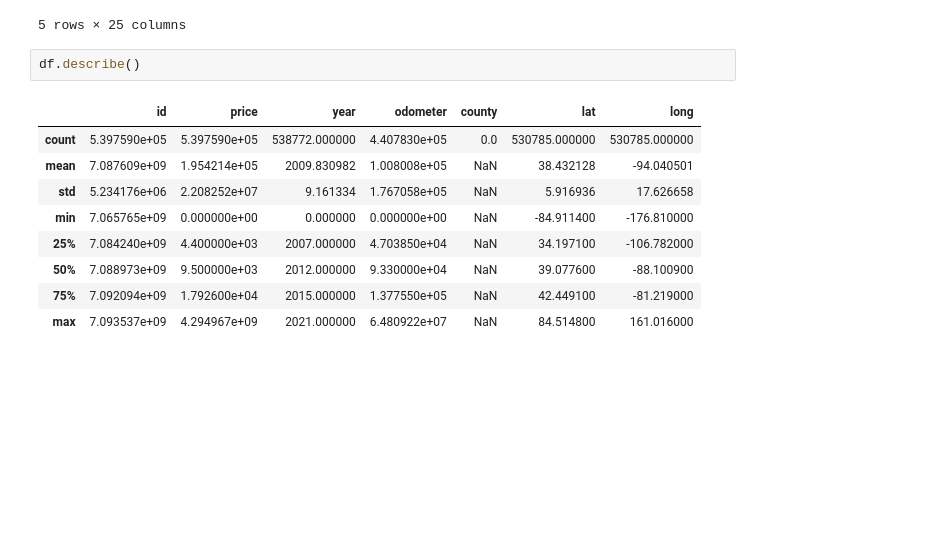
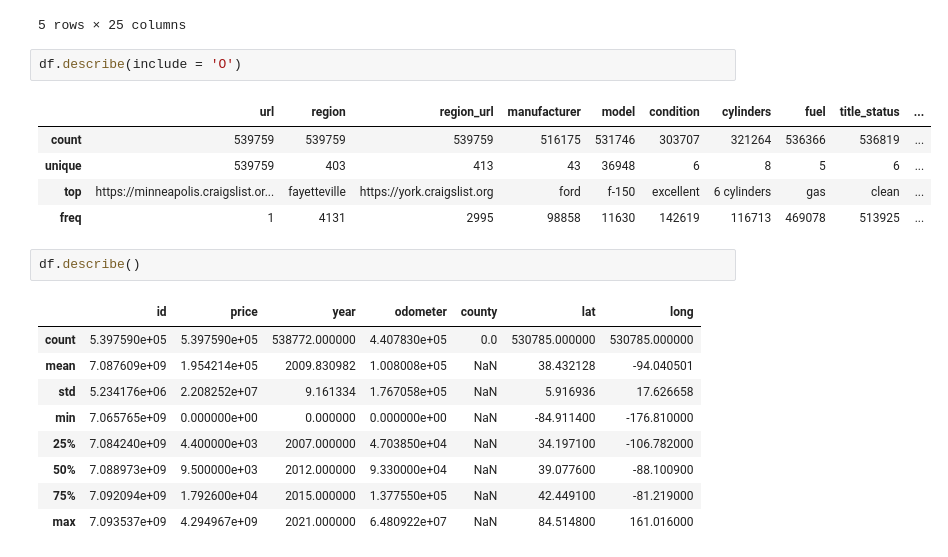
Before and after one commit to ioannismesionis/used-vehicles-prices-craigslist, a Jupyter notebook: initial_notebook.ipynb, the cells around one changed output. Saved outputs shown, nothing was run; the diff lists cells and outputs as text; blank space fills up the shorter version.

```diff
--- a/initial_notebook.ipynb
+++ b/initial_notebook.ipynb
@@ -88,6 +90,14 @@ df.head()
 | 3 | 7088743681 | https://greensboro.craigslist.org... | greensboro | https://greensboro.craigslist.org | 3995 | 2004.0 | honda | element | NaN | NaN | ... |
 | 4 | 7074612539 | https://lincoln.craigslist.org/ct... | lincoln | https://lincoln.craigslist.org | 41988 | 2016.0 | chevrolet | silverado k2500hd | NaN | NaN | ... |
 5 rows × 25 columns
+# %%
+df.describe(include = 'O')
+# %% [output]
+|  | url | region | region_url | manufacturer | model | condition | cylinders | fuel | title_status | ... |
+| count | 539759 | 539759 | 539759 | 516175 | 531746 | 303707 | 321264 | 536366 | 536819 | ... |
+| unique | 539759 | 403 | 413 | 43 | 36948 | 6 | 8 | 5 | 6 | ... |
+| top | https://minneapolis.craigslist.or... | fayetteville | https://york.craigslist.org | ford | f-150 | excellent | 6 cylinders | gas | clean | ... |
+| freq | 1 | 4131 | 2995 | 98858 | 11630 | 142619 | 116713 | 469078 | 513925 | ... |
 # %%
 df.describe()
 # %% [output]
```
Also changed, not shown: parts of 32 cells of this notebook.
